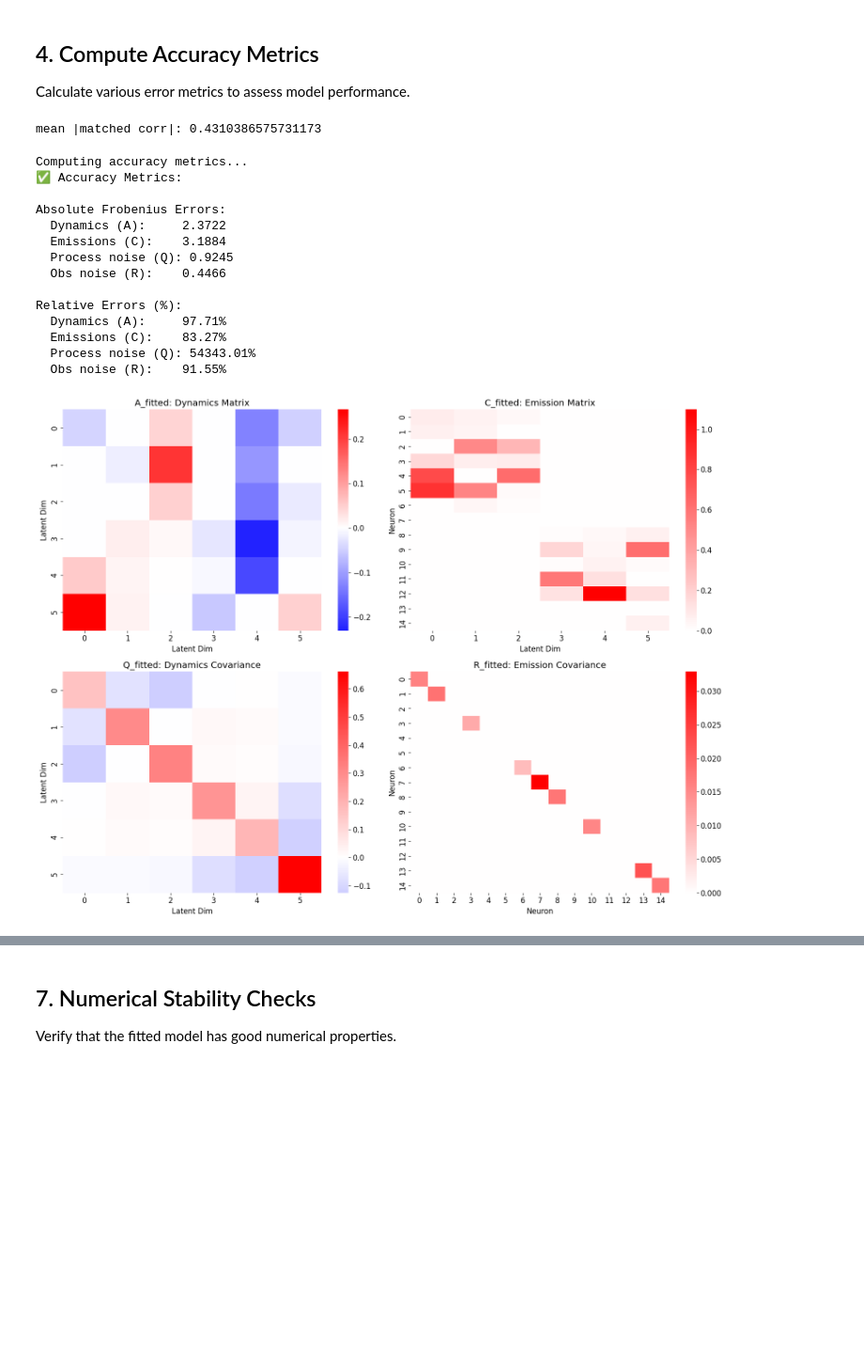
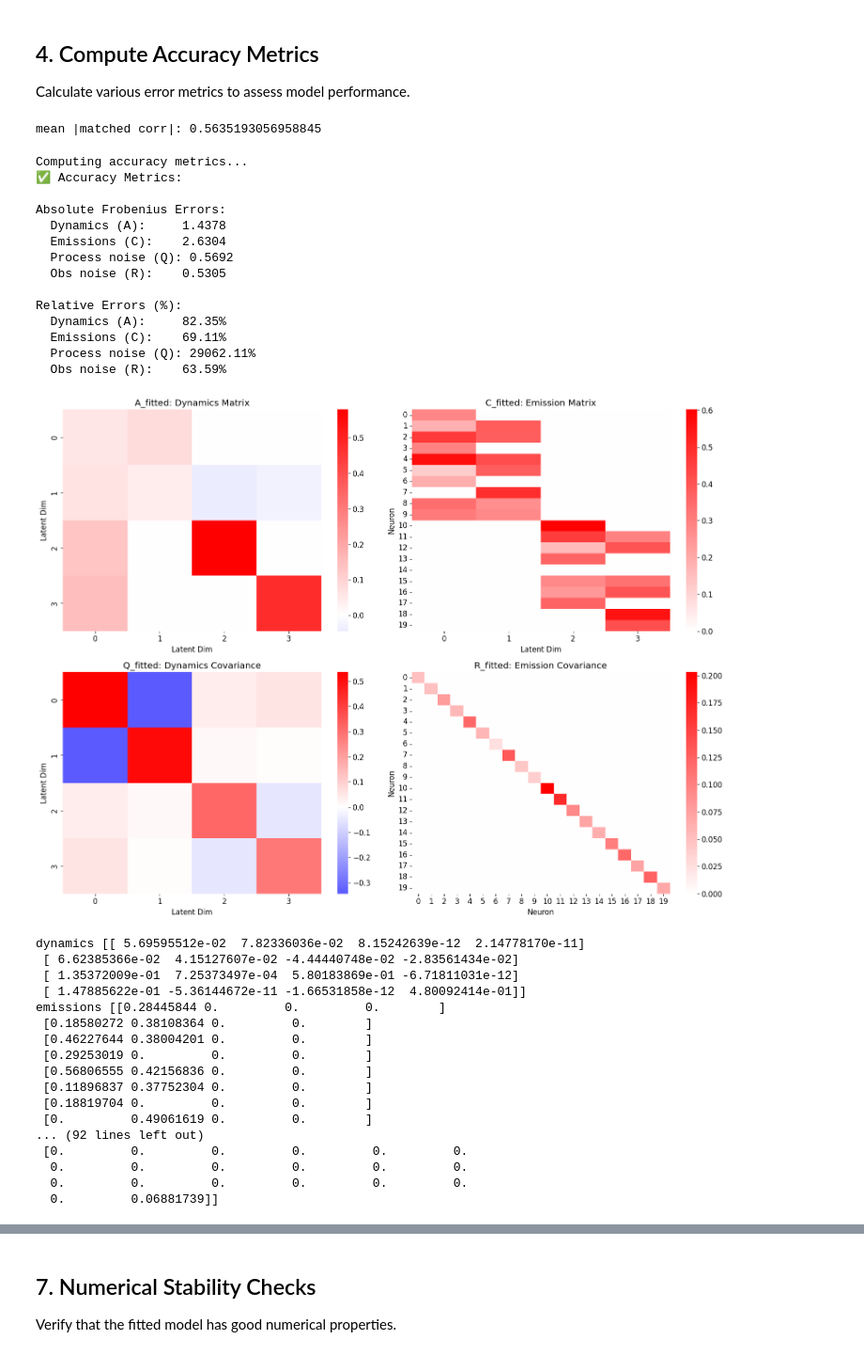
Before and after one commit to kasherri/CTDS, a Jupyter notebook: ctds_model_validation.ipynb, the cells around one changed output, grey strips where cells are left out. Shown at 94% size. Cells and saved outputs as stored; diff of their text form; code cells hidden in the pictures; blank space fills up the shorter version.

```diff
--- a/ctds_model_validation.ipynb
+++ b/ctds_model_validation.ipynb
@@ -75,8 +75,8 @@ We'll create a small, stable dynamical system with Dale's law constraints:
 - **Time steps**: T = 200
 # %%
 # Define dimensions and structure
-D = 6  # Total state dimension
-N = 15  # Number of observed neurons
+D = 4  # Total state dimension
+N = 20  # Number of observed neurons
 T = 200  # Number of time steps
 K = 2  # Number of cell types
 key = jr.PRNGKey(0)  # Random key for reproducibility
@@ -350,7 +355,7 @@ A_rec, C_rec, Q_rec, info = align_single_region_ctds(
 )
 print("mean |matched corr|:", info["mean_abs_matched_corr"])
 # %% [output]
-mean |matched corr|: 0.4310386575731173
+mean |matched corr|: 0.5635193056958845
 # %%
 # Compute accuracy metrics
 print("Computing accuracy metrics...")
@@ -421,47 +426,69 @@ plt.show()
 fig, axes = plt.subplots(2, 2, figsize=(16, 12))
 
 # Visualize A_true (dynamics weights)
-sns.heatmap(np.array(A_rec), cmap='bwr', center=0, cbar=True, ax=axes[0, 0])
+sns.heatmap(np.array(params_fitted.dynamics.weights), cmap='bwr', center=0, cbar=True, ax=axes[0, 0])
 axes[0, 0].set_title('A_fitted: Dynamics Matrix')
 axes[0, 0].set_xlabel('Latent Dim')
 axes[0, 0].set_ylabel('Latent Dim')
 
 # Visualize C_true (emission weights)
-sns.heatmap(np.array(C_rec), cmap='bwr', center=0, cbar=True, ax=axes[0, 1])
+sns.heatmap(np.array(params_fitted.emissions.weights), cmap='bwr', center=0, cbar=True, ax=axes[0, 1])
 axes[0, 1].set_title('C_fitted: Emission Matrix')
 axes[0, 1].set_xlabel('Latent Dim')
 axes[0, 1].set_ylabel('Neuron')
 
 # Visualize Q_true (dynamics covariance)
-sns.heatmap(np.array(Q_rec), cmap='bwr', center=0, cbar=True, ax=axes[1, 0])
+sns.heatmap(np.array(params_fitted.dynamics.cov), cmap='bwr', center=0, cbar=True, ax=axes[1, 0])
 axes[1, 0].set_title('Q_fitted: Dynamics Covariance')
 axes[1, 0].set_xlabel('Latent Dim')
 axes[1, 0].set_ylabel('Latent Dim')
 
 # Visualize R_true (emission covariance)
 sns.heatmap(np.array(params_fitted.emissions.cov), cmap='bwr', center=0, cbar=True, ax=axes[1, 1])
 axes[1, 1].set_title('R_fitted: Emission Covariance')
 axes[1, 1].set_xlabel('Neuron')
 axes[1, 1].set_ylabel('Neuron')
 
 plt.tight_layout()
 plt.show()
+
+print("dynamics",params_fitted.dynamics.weights)
+print("emissions",params_fitted.emissions.weights)
+print("dynamics_cov",params_fitted.dynamics.cov)
+print("emissions_cov",params_fitted.emissions.cov)
 # %% [output]
 Computing accuracy metrics...
 ✅ Accuracy Metrics:
 
 Absolute Frobenius Errors:
-  Dynamics (A):     2.3722
-  Emissions (C):    3.1884
-  Process noise (Q): 0.9245
-  Obs noise (R):    0.4466
+  Dynamics (A):     1.4378
+  Emissions (C):    2.6304
+  Process noise (Q): 0.5692
+  Obs noise (R):    0.5305
 
 Relative Errors (%):
-  Dynamics (A):     97.71%
-  Emissions (C):    83.27%
-  Process noise (Q): 54343.01%
-  Obs noise (R):    91.55%
+  Dynamics (A):     82.35%
+  Emissions (C):    69.11%
+  Process noise (Q): 29062.11%
+  Obs noise (R):    63.59%
-[figure, old version]
+[figure, new version]
+dynamics [[ 5.69595512e-02  7.82336036e-02  8.15242639e-12  2.14778170e-11]
+ [ 6.62385366e-02  4.15127607e-02 -4.44440748e-02 -2.83561434e-02]
+ [ 1.35372009e-01  7.25373497e-04  5.80183869e-01 -6.71811031e-12]
+ [ 1.47885622e-01 -5.36144672e-11 -1.66531858e-12  4.80092414e-01]]
+emissions [[0.28445844 0.         0.         0.        ]
+ [0.18580272 0.38108364 0.         0.        ]
+ [0.46227644 0.38004201 0.         0.        ]
+ [0.29253019 0.         0.         0.        ]
+ [0.56806555 0.42156836 0.         0.        ]
+ [0.11896837 0.37752304 0.         0.        ]
+ [0.18819704 0.         0.         0.        ]
+ [0.         0.49061619 0.         0.        ]
+... (92 lines left out)
+ [0.         0.         0.         0.         0.         0.
+  0.         0.         0.         0.         0.         0.
+  0.         0.         0.         0.         0.         0.
+  0.         0.06881739]]
 # %%
 # Compute latent trajectory recovery
 print("Computing latent trajectory metrics...")
```
Also changed, not shown: parts of 12 cells of this notebook, 5 other files.
